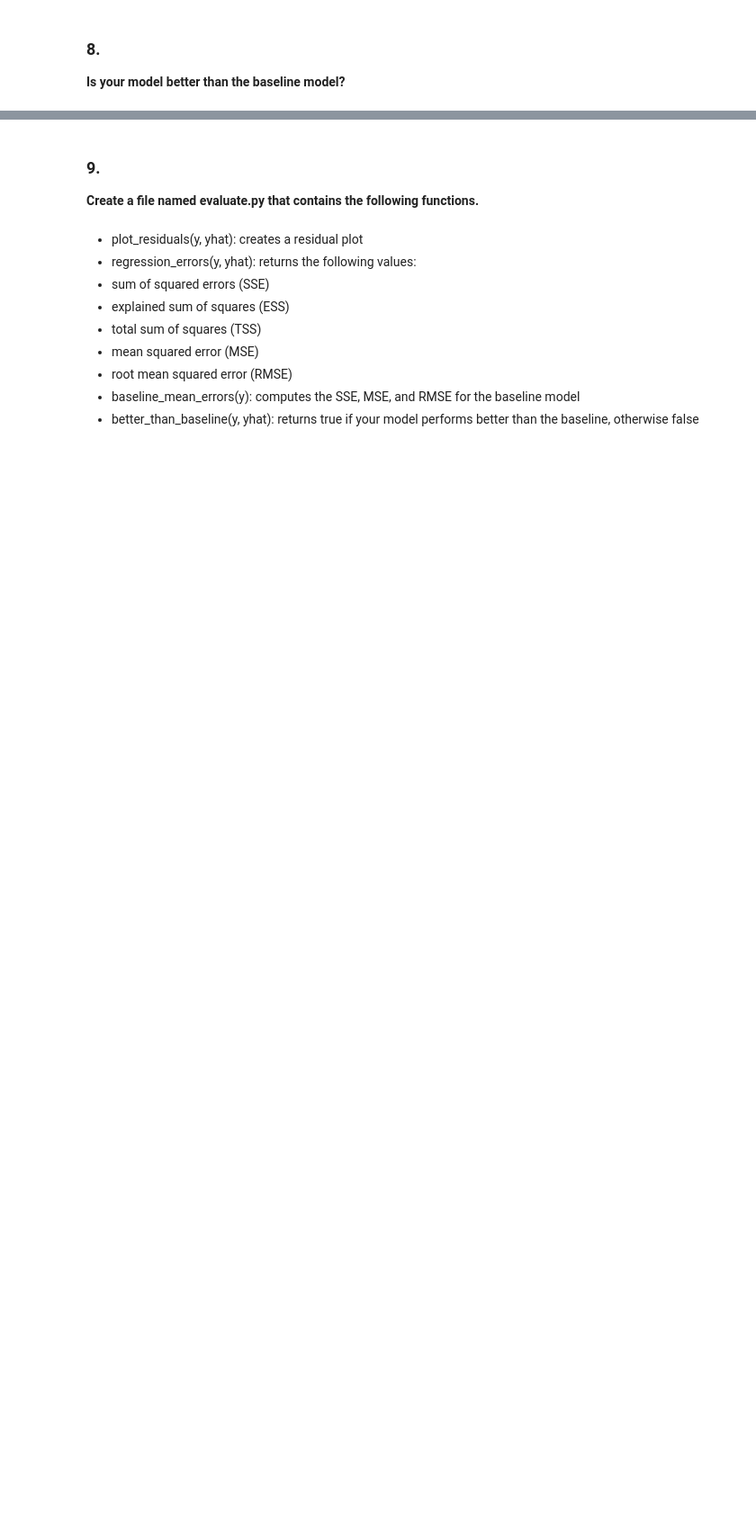
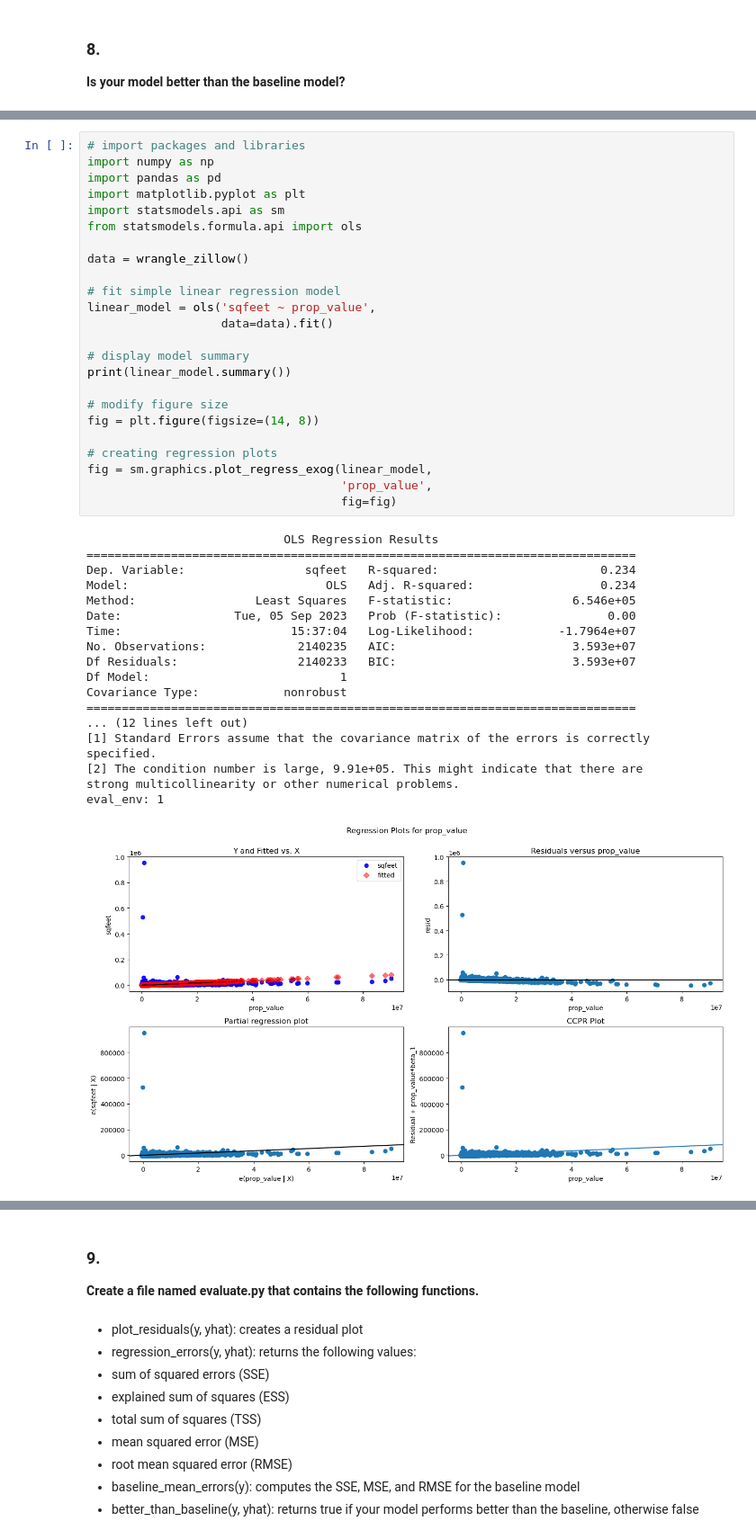
Before and after one commit to Zacharia-Schmitz/regression-exercises, a Jupyter notebook: evaluate.ipynb, the cells around one changed output, grey strips where cells are left out. Shown at 90% size. Cells and saved outputs as stored; diff of their text form; blank space fills up the shorter version.

```diff
--- a/evaluate.ipynb
+++ b/evaluate.ipynb
@@ -208,3 +280,46 @@ sts
 |  | 0 | 1 | 2 | 3 | 4 |
 | 0 | slope | intercept | r | p | se |
 | 1 | 0.598351 | 0.231618 | 0.434095 | 0.0 | 0.001096 |
+# %%
+# import packages and libraries
+import numpy as np
+import pandas as pd
+import matplotlib.pyplot as plt
+import statsmodels.api as sm
+from statsmodels.formula.api import ols
+
+data = wrangle_zillow()
+
+# fit simple linear regression model
+linear_model = ols('sqfeet ~ prop_value',
+                   data=data).fit()
+
+# display model summary
+print(linear_model.summary())
+
+# modify figure size
+fig = plt.figure(figsize=(14, 8))
+
+# creating regression plots
+fig = sm.graphics.plot_regress_exog(linear_model,
+                                    'prop_value',
+                                    fig=fig)
+# %% [output]
+                            OLS Regression Results
+==============================================================================
+Dep. Variable:                 sqfeet   R-squared:                       0.234
+Model:                            OLS   Adj. R-squared:                  0.234
+Method:                 Least Squares   F-statistic:                 6.546e+05
+Date:                Tue, 05 Sep 2023   Prob (F-statistic):               0.00
+Time:                        15:37:04   Log-Likelihood:            -1.7964e+07
+No. Observations:             2140235   AIC:                         3.593e+07
+Df Residuals:                 2140233   BIC:                         3.593e+07
+Df Model:                           1
+Covariance Type:            nonrobust
+==============================================================================
+... (12 lines left out)
+[1] Standard Errors assume that the covariance matrix of the errors is correctly specified.
+[2] The condition number is large, 9.91e+05. This might indicate that there are
+strong multicollinearity or other numerical problems.
+eval_env: 1
+[figure, added]
```
Also changed, not shown: parts of 15 cells of this notebook.
